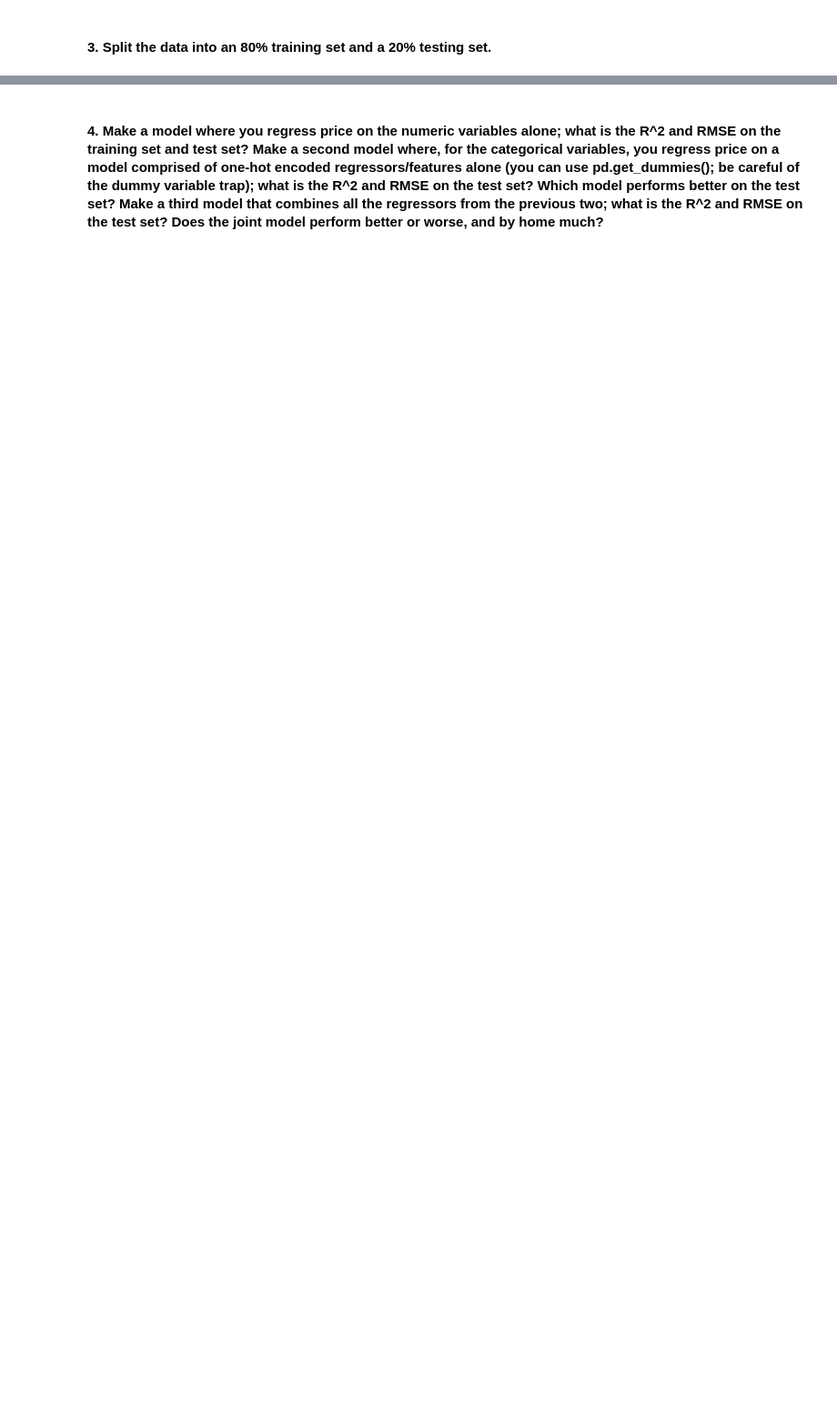
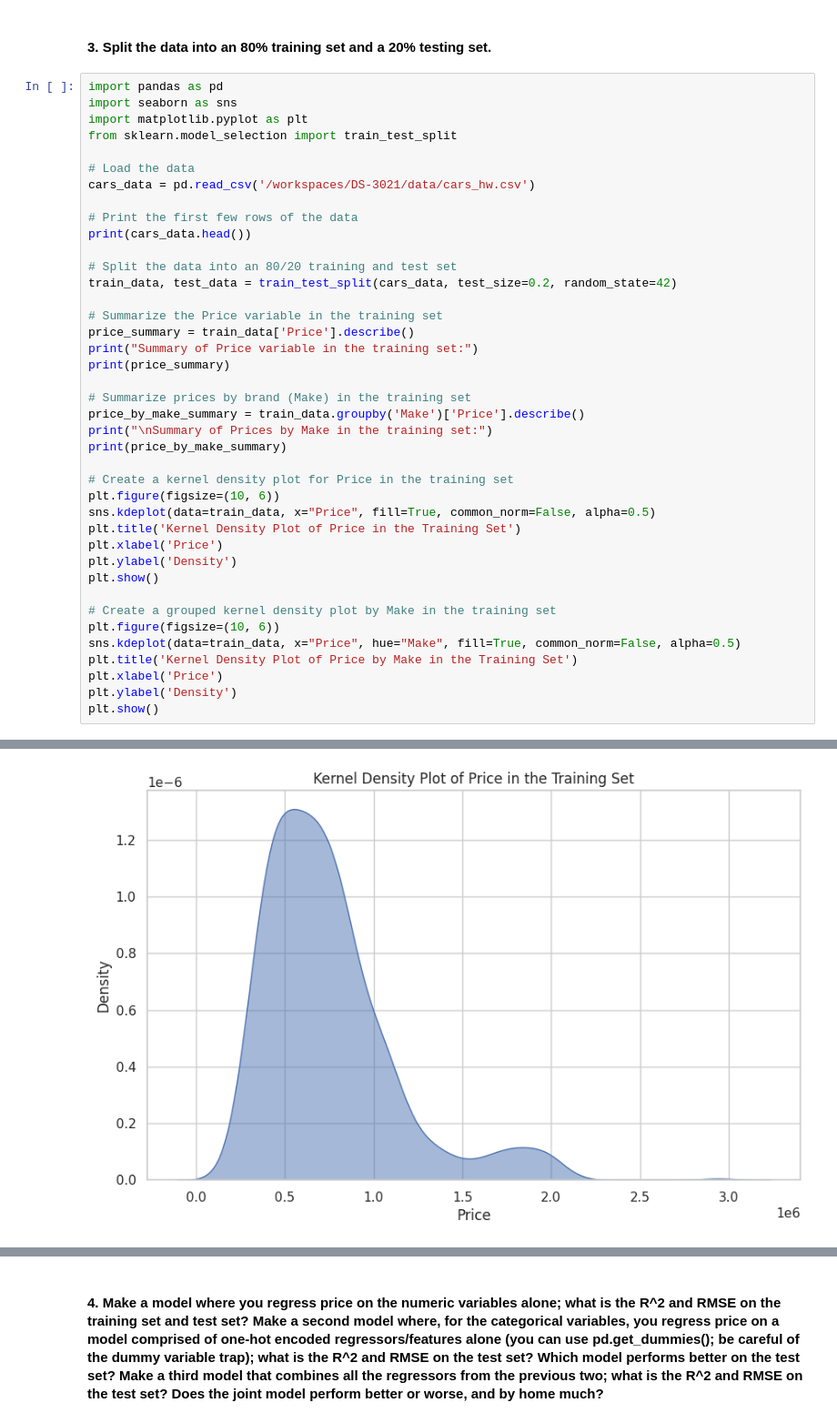
Before and after one commit to yxb8mh/DS-3021, a Jupyter notebook: 05.1_reg_data_prep/lab04.ipynb, the cells around one changed output, grey strips where cells are left out. Shown: that part at 91% size. Drawn from its saved outputs; the diff is of its cells as text; blank space fills up the shorter version.

```diff
--- a/05.1_reg_data_prep/lab04.ipynb
+++ b/05.1_reg_data_prep/lab04.ipynb
@@ -453,2 +534,43 @@ The change in the coefficient on Review Scores Rating from part 4 to part 5 high
 # %% [markdown]
 #### 3. Split the data into an 80% training set and a 20% testing set.
+# %%
+import pandas as pd
+import seaborn as sns
+import matplotlib.pyplot as plt
+from sklearn.model_selection import train_test_split
+
+# Load the data
+cars_data = pd.read_csv('/workspaces/DS-3021/data/cars_hw.csv')
+
+# Print the first few rows of the data
+print(cars_data.head())
+
+# Split the data into an 80/20 training and test set
+train_data, test_data = train_test_split(cars_data, test_size=0.2, random_state=42)
+
+# Summarize the Price variable in the training set
+price_summary = train_data['Price'].describe()
+print("Summary of Price variable in the training set:")
+print(price_summary)
+
+# Summarize prices by brand (Make) in the training set
+price_by_make_summary = train_data.groupby('Make')['Price'].describe()
+print("\nSummary of Prices by Make in the training set:")
+print(price_by_make_summary)
+
+# Create a kernel density plot for Price in the training set
+plt.figure(figsize=(10, 6))
+sns.kdeplot(data=train_data, x="Price", fill=True, common_norm=False, alpha=0.5)
+plt.title('Kernel Density Plot of Price in the Training Set')
+plt.xlabel('Price')
+plt.ylabel('Density')
+plt.show()
+
+# Create a grouped kernel density plot by Make in the training set
+plt.figure(figsize=(10, 6))
+sns.kdeplot(data=train_data, x="Price", hue="Make", fill=True, common_norm=False, alpha=0.5)
+plt.title('Kernel Density Plot of Price by Make in the Training Set')
+plt.xlabel('Price')
+plt.ylabel('Density')
+plt.show()
+# %% [output]
@@ -454,0 +594 @@ The change in the coefficient on Review Scores Rating from part 4 to part 5 high
+[figure, added]
```
Also changed, not shown: parts of 9 cells of this notebook.
